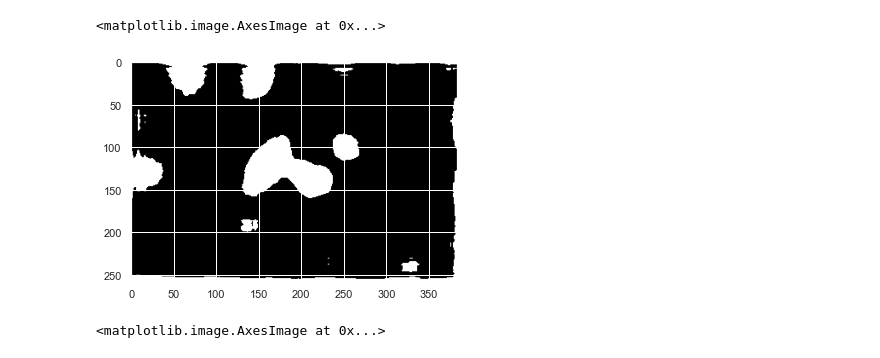
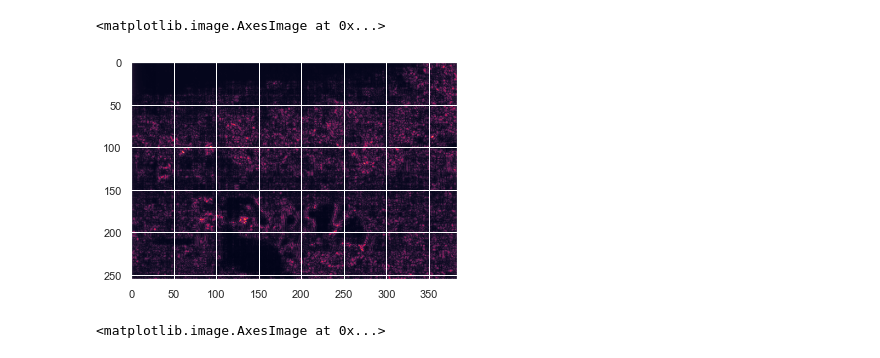
Before and after one commit to geoffroyO/sVae, a Jupyter notebook: src/img_test/test_results.ipynb, the cells around one changed output. Cells and saved outputs as stored; diff of their text form; code cells hidden in the pictures.

```diff
--- a/src/img_test/test_results.ipynb
+++ b/src/img_test/test_results.ipynb
@@ -6,19 +6,13 @@ import numpy as np
 import matplotlib.pyplot as plt
 from pylab import savefig
 %matplotlib inline
-# %%
-img = np.load("./1.npy")
-n, m = img.shape
-for i in range(n):
-    for j in range(m):
-        if img[i, j] < 0.7:
-            img[i, j] = 255
-        else:
-            img[i, j] = 0
-plt.imshow(img, cmap='gray')
-# %% [output]
-<matplotlib.image.AxesImage at 0x...>
-[figure, removed]
+# %%
+img = np.load("./3_error.npy")
+figure = plt.figure()
+plt.imshow(img)
+# %% [output]
+<matplotlib.image.AxesImage at 0x...>
+[figure, added]
 # %%
 img = np.load("./5.npy")
 n, m = img.shape
```
Also changed, not shown: 1 other file.
